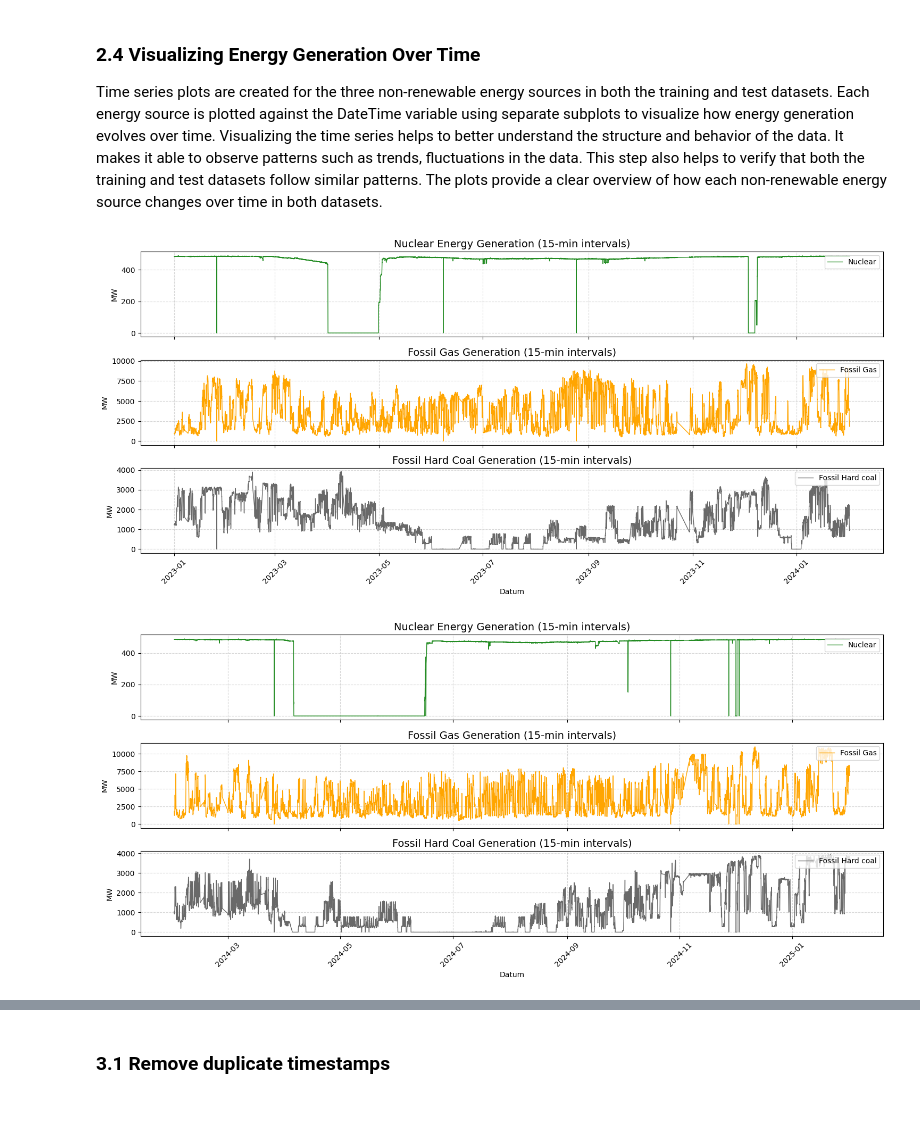
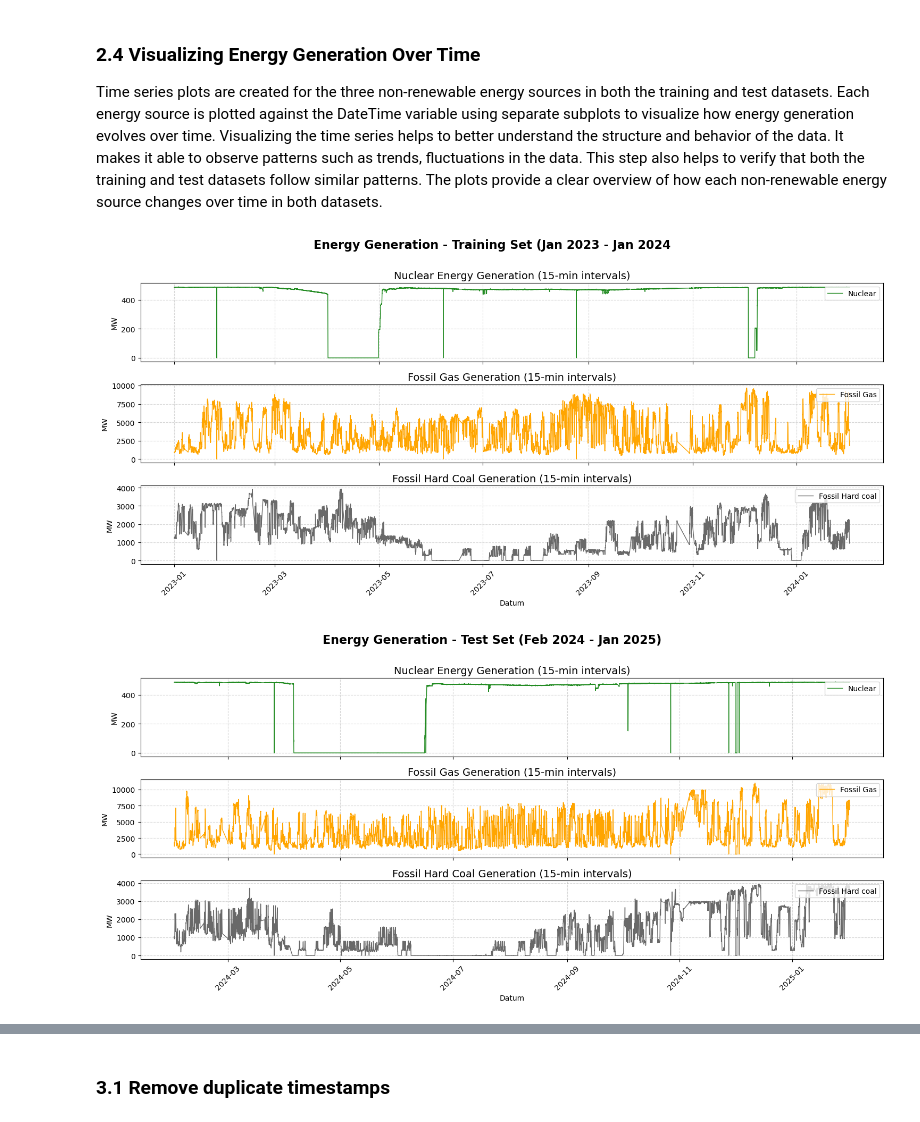
Before and after one commit to daphnemesquita2/1BM110, a Jupyter notebook: Assignment_1 copy.ipynb, the cells around one changed output, grey strips where cells are left out. Drawn from its saved outputs; the diff is of its cells as text; code cells hidden in the pictures.

```diff
--- a/Assignment_1 copy.ipynb
+++ b/Assignment_1 copy.ipynb
@@ -238,63 +260,65 @@ plt.show()
 Time series plots are created for the three non-renewable energy sources in both the training and test datasets. Each energy source is plotted against the DateTime variable using separate subplots to visualize how energy generation evolves over time.
 Visualizing the time series helps to better understand the structure and behavior of the data. It makes it able to observe patterns such as trends, fluctuations in the data. This step also helps to verify that both the training and test datasets follow similar patterns. The plots provide a clear overview of how each non-renewable energy source changes over time in both datasets.
 # %%
+# --- TRAIN SET ---
 fig, (ax1, ax2, ax3) = plt.subplots(3, 1, figsize=(15, 7), sharex=True)
+fig.suptitle('Energy Generation - Training Set (Jan 2023 - Jan 2024', fontsize=16, fontweight='bold', y=1.01)
 
 # 1. Nuclear Energy
 ax1.plot(df['DateTime'], df['Nuclear'], color='forestgreen', linewidth=1, label='Nuclear')
 ax1.set_title('Nuclear Energy Generation (15-min intervals)', fontsize=14)
 ax1.set_ylabel('MW')
 ax1.grid(True, linestyle='--', alpha=0.5)
 ax1.legend(loc='upper right')
 
 # 2. Fossil Gas
 ax2.plot(df['DateTime'], df['Fossil Gas'], color='orange', linewidth=1, label='Fossil Gas')
 ax2.set_title('Fossil Gas Generation (15-min intervals)', fontsize=14)
 ax2.set_ylabel('MW')
 ax2.grid(True, linestyle='--', alpha=0.5)
 ax2.legend(loc='upper right')
 
 # 3. Fossil Hard coal
 ax3.plot(df['DateTime'], df['Fossil Hard coal'], color='dimgray', linewidth=1, label='Fossil Hard coal')
 ax3.set_title('Fossil Hard Coal Generation (15-min intervals)', fontsize=14)
 ax3.set_ylabel('MW')
 ax3.set_xlabel('Datum')
 ax3.grid(True, linestyle='--', alpha=0.5)
 ax3.legend(loc='upper right')
 
 plt.xticks(rotation=45)
 plt.tight_layout()
 plt.show()
+
+# --- TEST SET ---
+fig, (ax1, ax2, ax3) = plt.subplots(3, 1, figsize=(15, 7), sharex=True)
+fig.suptitle('Energy Generation - Test Set (Feb 2024 - Jan 2025)', fontsize=16, fontweight='bold', y=1.01)
+
+# 1. Nuclear Energy
+ax1.plot(test['DateTime'], test['Nuclear'], color='forestgreen', linewidth=1, label='Nuclear')
+ax1.set_title('Nuclear Energy Generation (15-min intervals)', fontsize=14)
+ax1.set_ylabel('MW')
+ax1.grid(True, linestyle='--', alpha=0.5)
+ax1.legend(loc='upper right')
+
+# 2. Fossil Gas
+ax2.plot(test['DateTime'], test['Fossil Gas'], color='orange', linewidth=1, label='Fossil Gas')
+ax2.set_title('Fossil Gas Generation (15-min intervals)', fontsize=14)
+ax2.set_ylabel('MW')
+ax2.grid(True, linestyle='--', alpha=0.5)
+ax2.legend(loc='upper right')
+
+# 3. Fossil Hard coal
+ax3.plot(test['DateTime'], test['Fossil Hard coal'], color='dimgray', linewidth=1, label='Fossil Hard coal')
+ax3.set_title('Fossil Hard Coal Generation (15-min intervals)', fontsize=14)
+ax3.set_ylabel('MW')
+ax3.set_xlabel('Datum')
+ax3.grid(True, linestyle='--', alpha=0.5)
+ax3.legend(loc='upper right')
+
+plt.xticks(rotation=45)
+plt.tight_layout()
+plt.show()
 # %% [output]
-[figure, old version]
+[figure, new version]
+[figure, added]
-# %%
-fig, (ax1, ax2, ax3) = plt.subplots(3, 1, figsize=(15, 7), sharex=True)
-
-# 1. Nuclear Energy
-ax1.plot(test['DateTime'], test['Nuclear'], color='forestgreen', linewidth=1, label='Nuclear')
-ax1.set_title('Nuclear Energy Generation (15-min intervals)', fontsize=14)
-ax1.set_ylabel('MW')
-ax1.grid(True, linestyle='--', alpha=0.5)
-ax1.legend(loc='upper right')
-
-# 2. Fossil Gas
-ax2.plot(test['DateTime'], test['Fossil Gas'], color='orange', linewidth=1, label='Fossil Gas')
-ax2.set_title('Fossil Gas Generation (15-min intervals)', fontsize=14)
-ax2.set_ylabel('MW')
-ax2.grid(True, linestyle='--', alpha=0.5)
-ax2.legend(loc='upper right')
-
-# 3. Fossil Hard coal
-ax3.plot(test['DateTime'], test['Fossil Hard coal'], color='dimgray', linewidth=1, label='Fossil Hard coal')
-ax3.set_title('Fossil Hard Coal Generation (15-min intervals)', fontsize=14)
-ax3.set_ylabel('MW')
-ax3.set_xlabel('Datum')
-ax3.grid(True, linestyle='--', alpha=0.5)
-ax3.legend(loc='upper right')
-
-
-plt.xticks(rotation=45)
-plt.tight_layout()
-plt.show()
-# %% [output]
-[figure, removed]
```
Also changed, not shown: parts of 31 cells of this notebook.
